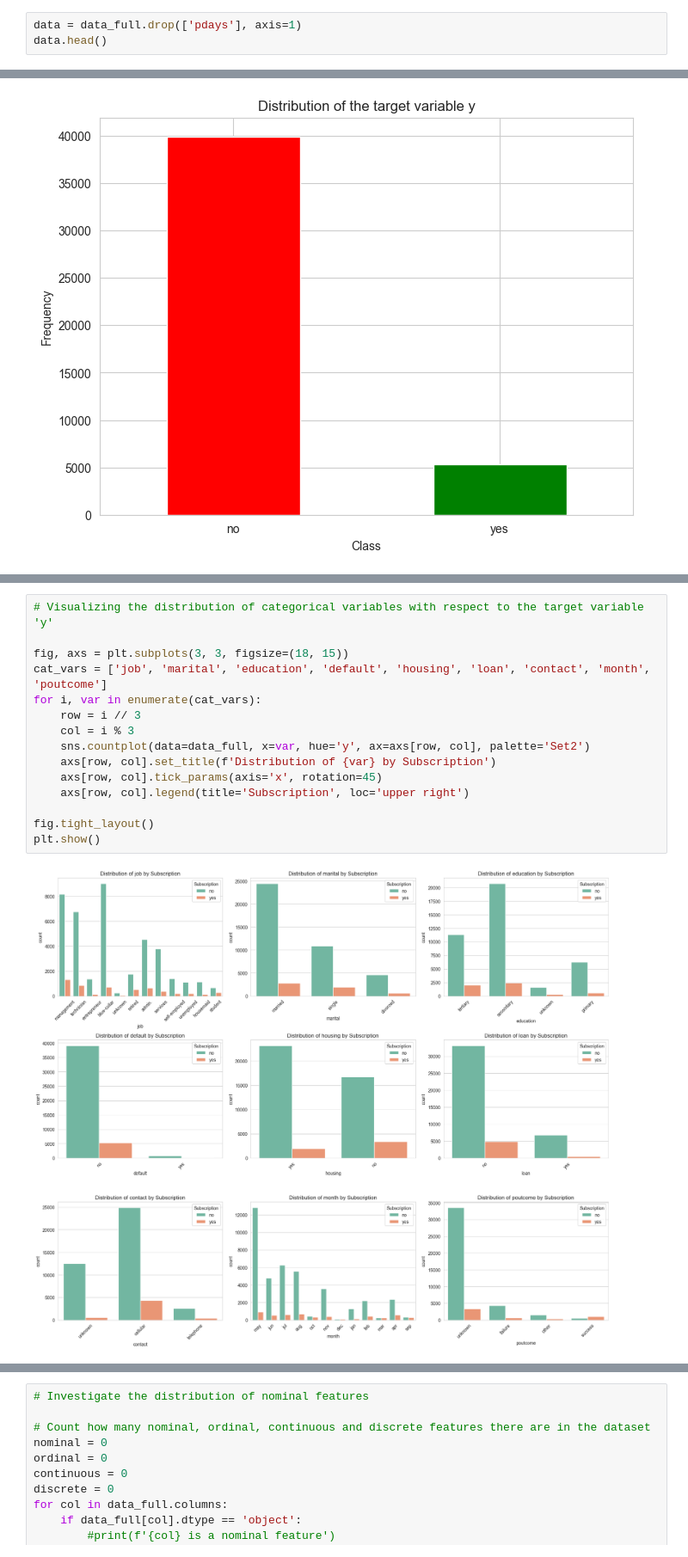
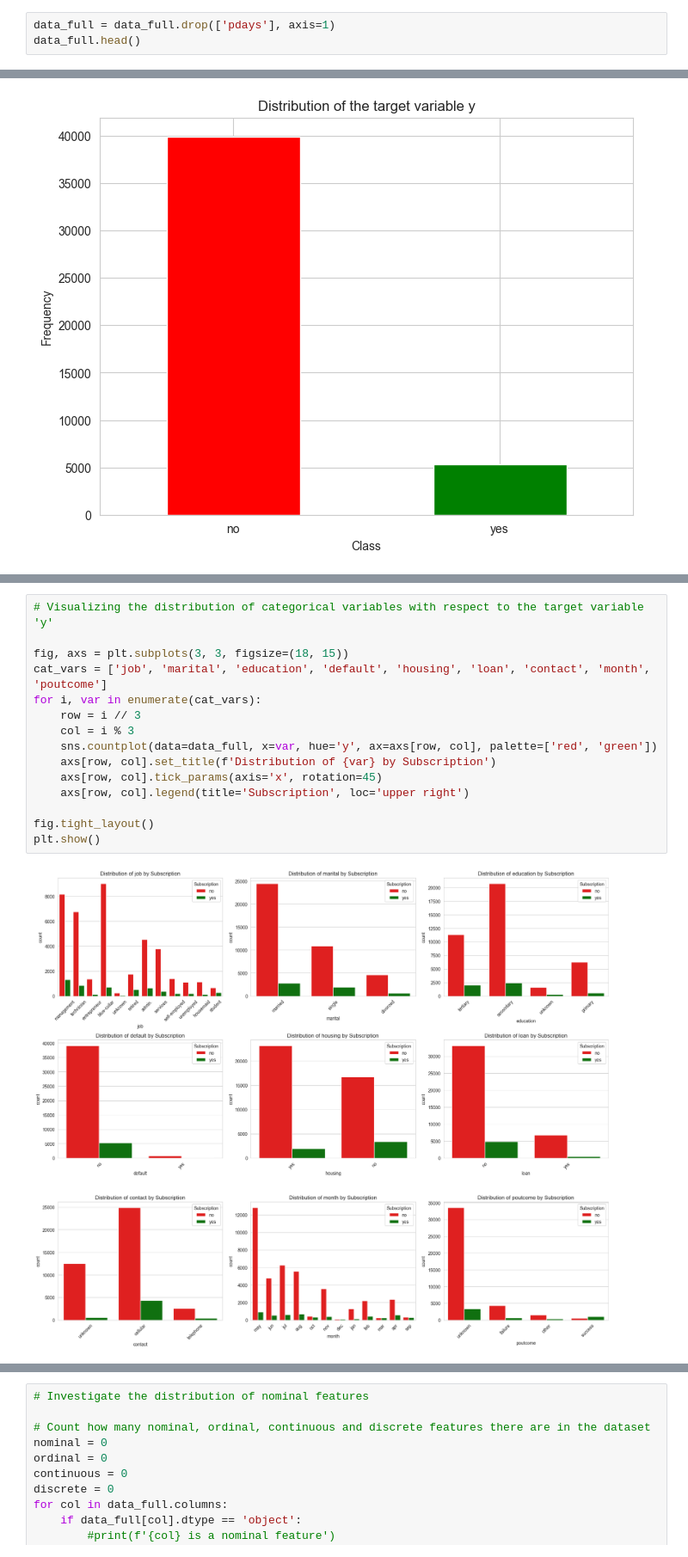
Before and after one commit to Steeve3/ML-model, a Jupyter notebook: notebooks/bank_notebook.ipynb, the cells around one changed output, grey strips where cells are left out. Shown at 86% size. Drawn from its saved outputs; the diff is of its cells as text.

Commit message:
added comments and fixed visualisations

```diff
--- a/notebooks/bank_notebook.ipynb
+++ b/notebooks/bank_notebook.ipynb
@@ -130,6 +130,6 @@ We can see that the column pdays has a lot of -1 values. This column is not usef
 # %%
-data = data_full.drop(['pdays'], axis=1)
-data.head()
+data_full = data_full.drop(['pdays'], axis=1)
+data_full.head()
 # %% [output]
 |  | age | job | marital | education | default | balance | housing | loan | contact | day | month | ... |
 | 0 | 58 | management | married | tertiary | no | 2143 | yes | no | unknown | 5 | may | ... |
@@ -188,17 +192,17 @@ From this graph we can see a relative frequency of 88.3% of the class 'no' and o
 # %%
 # Visualizing the distribution of categorical variables with respect to the target variable 'y'
 
 fig, axs = plt.subplots(3, 3, figsize=(18, 15))
 cat_vars = ['job', 'marital', 'education', 'default', 'housing', 'loan', 'contact', 'month', 'poutcome']
 for i, var in enumerate(cat_vars):
     row = i // 3
     col = i % 3
-    sns.countplot(data=data_full, x=var, hue='y', ax=axs[row, col], palette='Set2')
+    sns.countplot(data=data_full, x=var, hue='y', ax=axs[row, col], palette=['red', 'green'])
     axs[row, col].set_title(f'Distribution of {var} by Subscription')
     axs[row, col].tick_params(axis='x', rotation=45)
     axs[row, col].legend(title='Subscription', loc='upper right')
 
 fig.tight_layout()
 plt.show()
 # %% [output]
-[figure, old version]
+[figure, new version]
```
Also changed, not shown: parts of 6 cells of this notebook.
